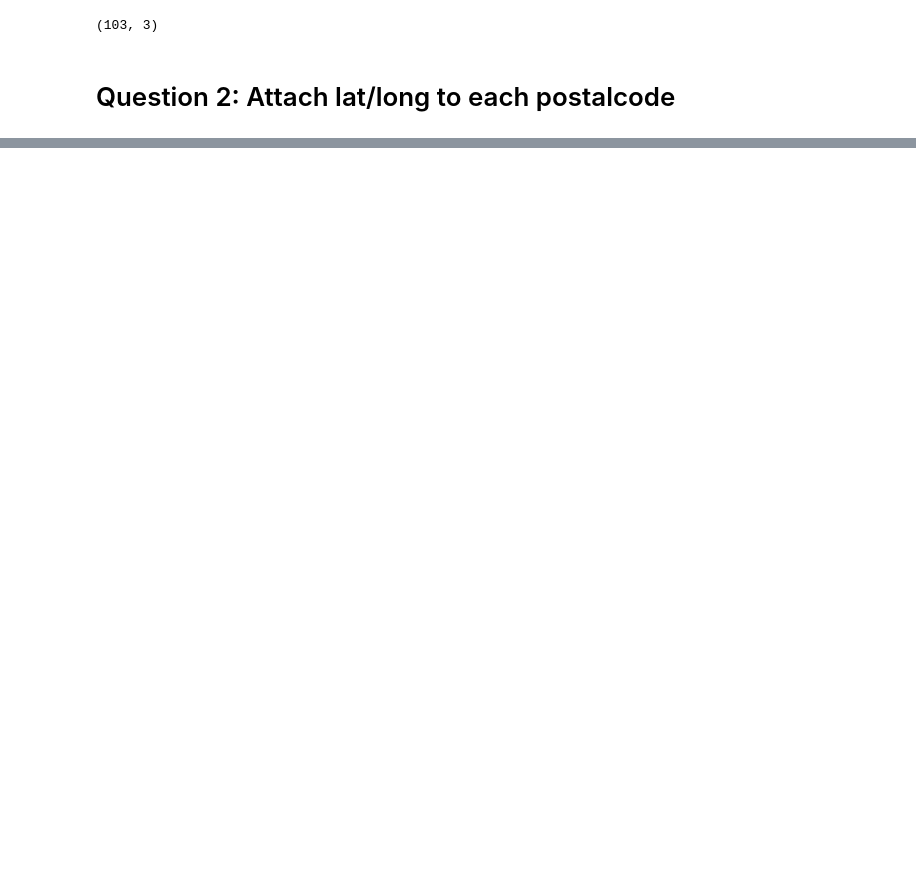
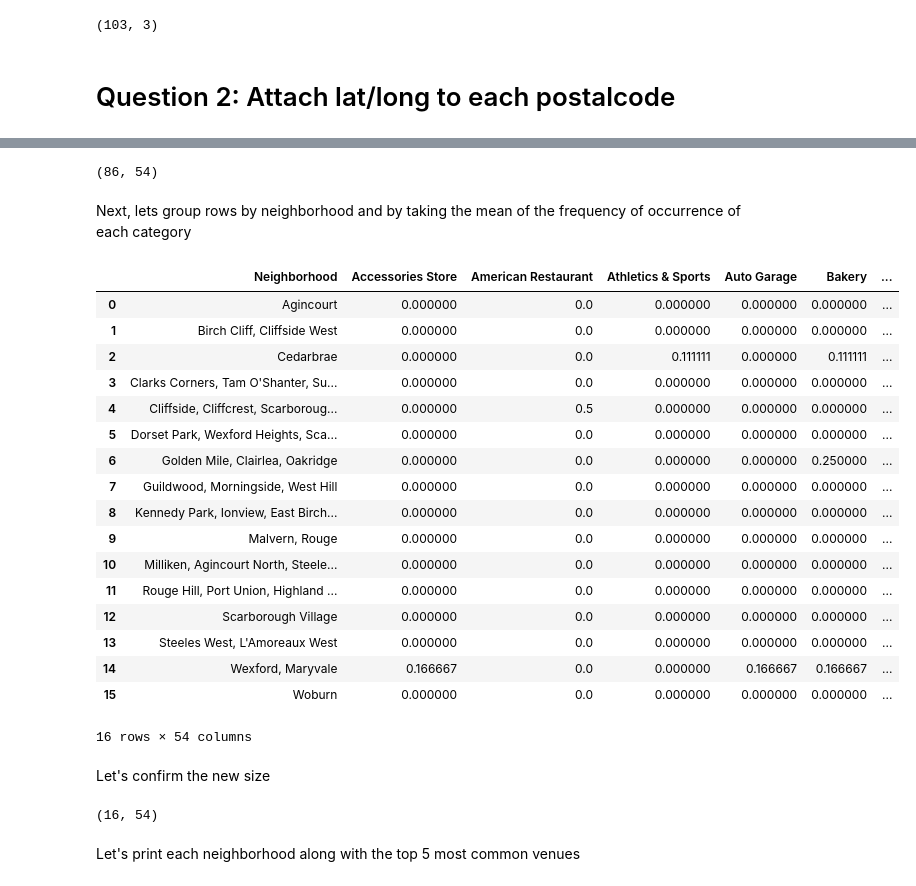
Before and after one commit to bsrirama/coursera_capstone, a Jupyter notebook: Canada Wikipedia - Segmentation.ipynb, the cells around one changed output, grey strips where cells are left out. Saved outputs shown, nothing was run; the diff lists cells and outputs as text; code cells hidden in the pictures; blank space fills up the shorter version.

```diff
--- a/Canada Wikipedia - Segmentation.ipynb
+++ b/Canada Wikipedia - Segmentation.ipynb
@@ -90,0 +189,3 @@ toronto_concat.shape
+# %%
+Scarborough_data = toronto_postcode_data[toronto_postcode_data['Borough'] == 'Scarborough'].reset_index(drop=True)
+Scarborough_data.head()
@@ -90,0 +301,18 @@ toronto_concat.shape
+# %%
+
+
+venues = results['response']['groups'][0]['items']
+
+nearby_venues = pd.json_normalize(venues) # flatten JSON
+
+# filter columns
+filtered_columns = ['venue.name', 'venue.categories', 'venue.location.lat', 'venue.location.lng']
+nearby_venues =nearby_venues.loc[:, filtered_columns]
+
+# filter the category for each row
+nearby_venues['venue.categories'] = nearby_venues.apply(get_category_type, axis=1)
+
+# clean columns
+nearby_venues.columns = [col.split(".")[-1] for col in nearby_venues.columns]
+
+nearby_venues.head()
@@ -90,0 +368,6 @@ toronto_concat.shape
+# %%
+
+scarborough_venues = getNearbyVenues(names=Scarborough_data['Neighborhood'],
+                                   latitudes=Scarborough_data['Latitude'],
+                                   longitudes=Scarborough_data['Longitude']
+                                  )
@@ -90,0 +430,12 @@ toronto_concat.shape
+# %%
+# one hot encoding
+scarborough_onehot = pd.get_dummies(scarborough_venues[['Venue Category']], prefix="", prefix_sep="")
+
+# add neighborhood column back to dataframe
+scarborough_onehot['Neighborhood'] = scarborough_venues['Neighborhood']
+
+# move neighborhood column to the first column
+fixed_columns = [scarborough_onehot.columns[-1]] + list(scarborough_onehot.columns[:-1])
+scarborough_onehot = scarborough_onehot[fixed_columns]
+
+scarborough_onehot.head()
@@ -90,0 +450,36 @@ toronto_concat.shape
+# %%
+scarborough_onehot.shape
+# %% [output]
+(86, 54)
+# %% [markdown]
+Next, lets group rows by neighborhood and by taking the mean of the frequency of occurrence of each category
+# %%
+scarborough_grouped = scarborough_onehot.groupby('Neighborhood').mean().reset_index()
+scarborough_grouped
+# %% [output]
+|  | Neighborhood | Accessories Store | American Restaurant | Athletics & Sports | Auto Garage | Bakery | ... |
+| 0 | Agincourt | 0.000000 | 0.0 | 0.000000 | 0.000000 | 0.000000 | ... |
+| 1 | Birch Cliff, Cliffside West | 0.000000 | 0.0 | 0.000000 | 0.000000 | 0.000000 | ... |
+| 2 | Cedarbrae | 0.000000 | 0.0 | 0.111111 | 0.000000 | 0.111111 | ... |
+| 3 | Clarks Corners, Tam O'Shanter, Su... | 0.000000 | 0.0 | 0.000000 | 0.000000 | 0.000000 | ... |
+| 4 | Cliffside, Cliffcrest, Scarboroug... | 0.000000 | 0.5 | 0.000000 | 0.000000 | 0.000000 | ... |
+| 5 | Dorset Park, Wexford Heights, Sca... | 0.000000 | 0.0 | 0.000000 | 0.000000 | 0.000000 | ... |
+| 6 | Golden Mile, Clairlea, Oakridge | 0.000000 | 0.0 | 0.000000 | 0.000000 | 0.250000 | ... |
+| 7 | Guildwood, Morningside, West Hill | 0.000000 | 0.0 | 0.000000 | 0.000000 | 0.000000 | ... |
+| 8 | Kennedy Park, Ionview, East Birch... | 0.000000 | 0.0 | 0.000000 | 0.000000 | 0.000000 | ... |
+| 9 | Malvern, Rouge | 0.000000 | 0.0 | 0.000000 | 0.000000 | 0.000000 | ... |
+| 10 | Milliken, Agincourt North, Steele... | 0.000000 | 0.0 | 0.000000 | 0.000000 | 0.000000 | ... |
+| 11 | Rouge Hill, Port Union, Highland ... | 0.000000 | 0.0 | 0.000000 | 0.000000 | 0.000000 | ... |
+| 12 | Scarborough Village | 0.000000 | 0.0 | 0.000000 | 0.000000 | 0.000000 | ... |
+| 13 | Steeles West, L'Amoreaux West | 0.000000 | 0.0 | 0.000000 | 0.000000 | 0.000000 | ... |
+| 14 | Wexford, Maryvale | 0.166667 | 0.0 | 0.000000 | 0.166667 | 0.166667 | ... |
+| 15 | Woburn | 0.000000 | 0.0 | 0.000000 | 0.000000 | 0.000000 | ... |
+16 rows × 54 columns
+# %% [markdown]
+Let's confirm the new size
+# %%
+scarborough_grouped.shape
+# %% [output]
+(16, 54)
+# %% [markdown]
+Let's print each neighborhood along with the top 5 most common venues
```
Also changed, not shown: parts of 66 cells of this notebook, 1 other file.
